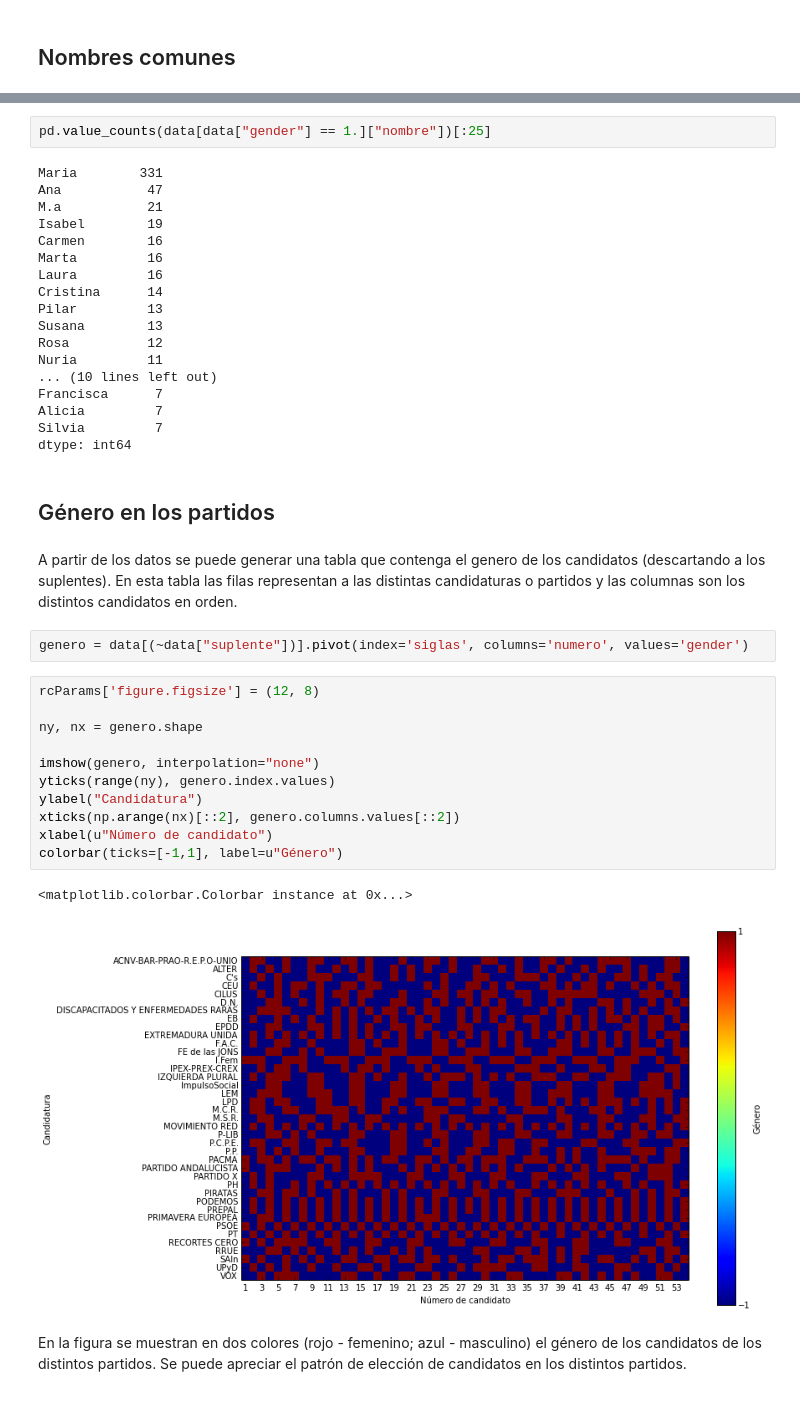
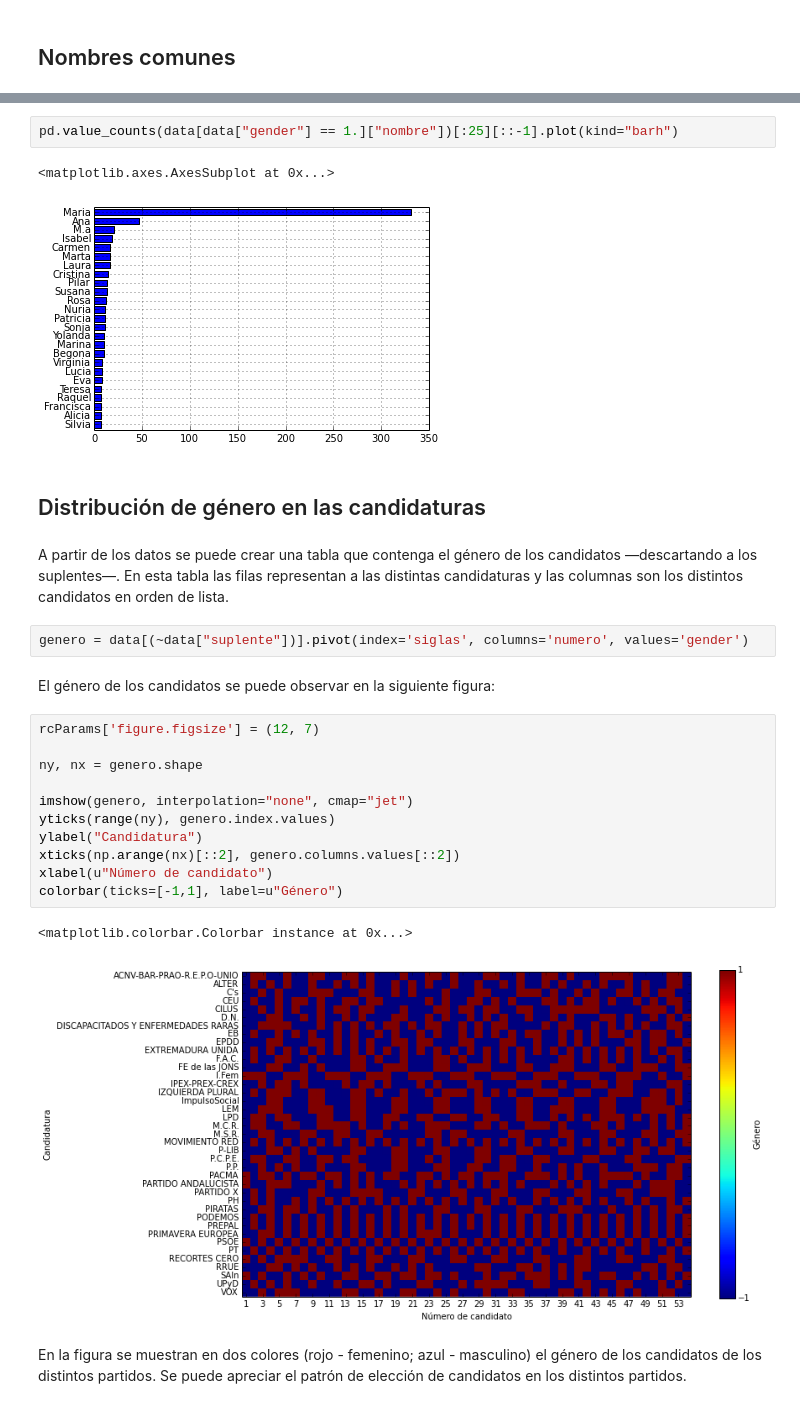
Before and after one commit to nudomarinero/EU2014_ES_gender, a Jupyter notebook: genero_diputados.ipynb, the cells around one changed output, grey strips where cells are left out. Cells and saved outputs as stored; diff of their text form.

```diff
--- a/genero_diputados.ipynb
+++ b/genero_diputados.ipynb
@@ -43,42 +34,29 @@ dtype: int64
 # %%
-pd.value_counts(data[data["gender"] == 1.]["nombre"])[:25]
+pd.value_counts(data[data["gender"] == 1.]["nombre"])[:25][::-1].plot(kind="barh")
 # %% [output]
-Maria        331
-Ana           47
-M.a           21
-Isabel        19
-Carmen        16
-Marta         16
-Laura         16
-Cristina      14
-Pilar         13
-Susana        13
-Rosa          12
-Nuria         11
-... (10 lines left out)
-Francisca      7
-Alicia         7
-Silvia         7
-dtype: int64
+<matplotlib.axes.AxesSubplot at 0x...>
+[figure, added]
-# %% [markdown]
-## Género en los partidos
+# %% [markdown]
+## Distribución de género en las candidaturas
 # %% [markdown]
-A partir de los datos se puede generar una tabla que contenga el genero de los candidatos (descartando a los suplentes). En esta tabla las filas representan a las distintas candidaturas o partidos y las columnas son los distintos candidatos en orden.
+A partir de los datos se puede crear una tabla que contenga el género de los candidatos —descartando a los suplentes—. En esta tabla las filas representan a las distintas candidaturas y las columnas son los distintos candidatos en orden de lista.
 # %%
 genero = data[(~data["suplente"])].pivot(index='siglas', columns='numero', values='gender')
+# %% [markdown]
+El género de los candidatos se puede observar en la siguiente figura:
 # %%
-rcParams['figure.figsize'] = (12, 8)
+rcParams['figure.figsize'] = (12, 7)
 
 ny, nx = genero.shape
 
-imshow(genero, interpolation="none")
+imshow(genero, interpolation="none", cmap="jet")
 yticks(range(ny), genero.index.values)
 ylabel("Candidatura")
 xticks(np.arange(nx)[::2], genero.columns.values[::2])
 xlabel(u"Número de candidato")
 colorbar(ticks=[-1,1], label=u"Género")
 # %% [output]
 <matplotlib.colorbar.Colorbar instance at 0x...>
-[figure, old version]
+[figure, new version]
 # %% [markdown]
 En la figura se muestran en dos colores (rojo - femenino; azul - masculino) el género de los candidatos de los distintos partidos. Se puede apreciar el patrón de elección de candidatos en los distintos partidos.
```
Also changed, not shown: parts of 29 cells of this notebook.
